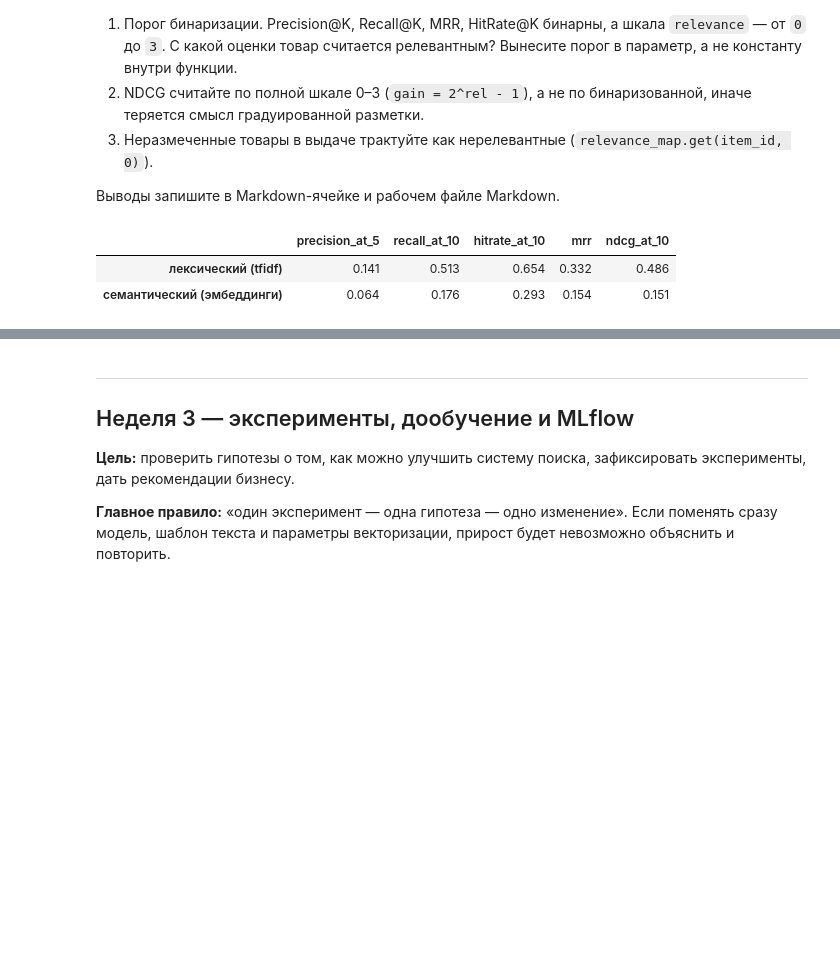
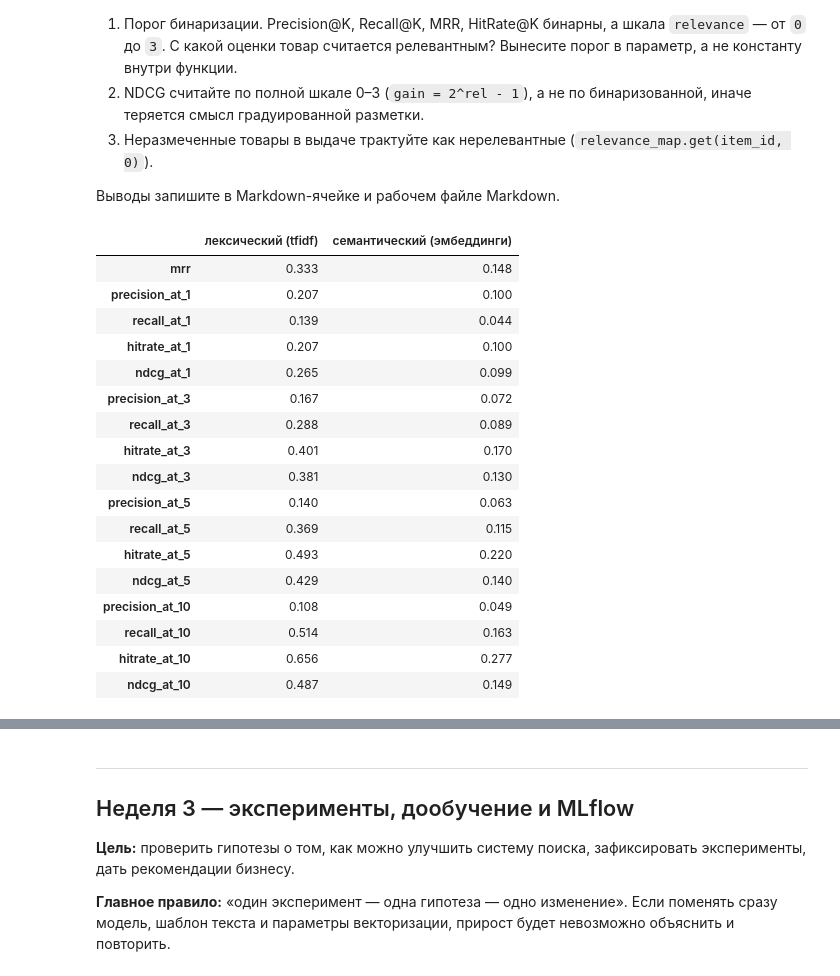
Before and after one commit to litwinowww/ProjectMonth, a Jupyter notebook: semantic_search_project.ipynb, the cells around one changed output, grey strips where cells are left out. Cells and saved outputs as stored; diff of their text form; code cells hidden in the pictures; blank space fills up the shorter version.

Commit message:
Правки по первому ревью: чистка запроса, пустые поля в product_text, метрики при разных K

```diff
--- a/semantic_search_project.ipynb
+++ b/semantic_search_project.ipynb
@@ -767,9 +948,10 @@ product_text собираем по варианту В: категория, на
 
 # возвращает imt_id 10 товаров, больше всего похожих на запрос
 def lexical_top(query, vectorizer, matrix, catalog, top_k=10):
-    query_vec = vectorizer.transform([query])  # превращаем запрос в вектор
+    query_vec = vectorizer.transform([clean_text(query)])  # запрос чистим так же, как тексты товаров
     scores = (matrix @ query_vec.T).toarray().ravel()  # сравниваем векторы
-    top = scores.argsort()[::-1][:top_k] # берём топ_k по убыванию - самые похожие вверху
+    # по убыванию score, при равных score - по imt_id, чтобы порядок не менялся между запусками
+    top = np.lexsort((catalog["imt_id"].to_numpy(), -scores))[:top_k]
     return catalog["imt_id"].iloc[top].to_list() # достаём imt_id
 
 
@@ -895,10 +1089,11 @@ def search_xxx(query: str, top_k: int = 10) -> pd.DataFrame:
 # лексический поиск по каталогу оценки
 # векторы товаров уже посчитаны vectorizer_eval и matrix_eval
 def search_lexical(query, top_k=10):
-    query_vec = vectorizer_eval.transform([query])  # превращаем запрос в вектор
+    query_vec = vectorizer_eval.transform([clean_text(query)])  # запрос чистим так же, как тексты товаров
     scores = (matrix_eval @ query_vec.T).toarray().ravel()  # сравниваем векторы
-    top = scores.argsort()[::-1][:top_k]  # берём топ_k по убыванию - самые похожие вверху
-    result = df_eval.iloc[top][["imt_id", "imt_name", "subj_name"]].copy() # достаём информацию
+    # по убыванию score, при равных score - по imt_id, чтобы порядок не менялся между запусками
+    top = np.lexsort((df_eval["imt_id"].to_numpy(), -scores))[:top_k]
+    result = df_eval.iloc[top][["imt_id", "imt_name", "subj_name", "brand_name", "nm_colors_names"]].copy() # достаём информацию
     result["score"] = scores[top]
     return result
 
@@ -930,10 +1145,11 @@ print("эмбеддинги товаров:", item_embeddings.shape)
 
 # семантический поиск: ищем товары, чьи эмбеддинги ближе всего к эмбеддингу запроса
 def search_semantic(query, top_k=10):
-    query_emb = model.encode([query], normalize_embeddings=True)[0]  # превращаем запрос в вектор
+    query_emb = model.encode([clean_text(query)], normalize_embeddings=True)[0]  # запрос чистим так же, как тексты товаров
     scores = item_embeddings @ query_emb  # косинусная близость к каждому товару
-    top = scores.argsort()[::-1][:top_k]   # берём топ_k по убыванию - самые похожие вверху
-    result = df_eval.iloc[top][["imt_id", "imt_name", "subj_name"]].copy() # достаём информацию
+    # по убыванию score, при равных score - по imt_id, чтобы порядок не менялся между запусками
+    top = np.lexsort((df_eval["imt_id"].to_numpy(), -scores))[:top_k]
+    result = df_eval.iloc[top][["imt_id", "imt_name", "subj_name", "brand_name", "nm_colors_names"]].copy() # достаём информацию
     result["score"] = scores[top]
     return result
 
@@ -1040,37 +1278,52 @@ def mrr(recs, relevant):
     return 0.0
 # %%
 # считаем метрики поиска по каждому запросу разметки
-def evaluate(search_func, queries):
+# threshold - порог бинаризации, k_list - значения K, для которых считаем метрики
+def evaluate(search_func, queries, threshold=RELEVANCE_THRESHOLD, k_list=(1, 3, 5, 10)):
     rows = []
     for query_id, group in queries.groupby("query_id"):  # group - строки разметки одного запроса
         query_text = group["query_text"].iloc[0]
         rel = dict(zip(group["item_id"], group["relevance"]))  # {товар: оценка}
-        relevant = {i for i, r in rel.items() if r >= RELEVANCE_THRESHOLD} # релевантные товары
-        recs = search_func(query_text, top_k=10)["imt_id"].to_list()  # топ-10 найденных товаров
-        rows.append({
-            "query_id": query_id,
-            "query_text": query_text,
-            "precision_at_5": precision_at_k(recs, relevant, 5),
-            "recall_at_10": recall_at_k(recs, relevant, 10),
-            "hitrate_at_10": hitrate_at_k(recs, relevant, 10),
-            "mrr": mrr(recs, relevant),
-            "ndcg_at_10": ndcg_at_k(recs, rel, 10),
-        })
+        relevant = {i for i, r in rel.items() if r >= threshold}  # релевантные товары
+        recs = search_func(query_text, top_k=max(k_list))["imt_id"].to_list()  # найденные товары
+
+        row = {"query_id": query_id, "query_text": query_text, "mrr": mrr(recs, relevant)}
+        for k in k_list:
+            row[f"precision_at_{k}"] = precision_at_k(recs, relevant, k)
+            row[f"recall_at_{k}"] = recall_at_k(recs, relevant, k)
+            row[f"hitrate_at_{k}"] = hitrate_at_k(recs, relevant, k)
+            row[f"ndcg_at_{k}"] = ndcg_at_k(recs, rel, k)
+        rows.append(row)
     return pd.DataFrame(rows)
 
 
 # метрики по каждому запросу train для обоих подходов
 metrics_lexical = evaluate(search_lexical, queries_train)
 metrics_semantic = evaluate(search_semantic, queries_train)
 
 # сводная таблица: средние метрики по всем запросам
-metric_cols = ["precision_at_5", "recall_at_10", "hitrate_at_10", "mrr", "ndcg_at_10"]
+metric_cols = [c for c in metrics_lexical.columns if c not in ["query_id", "query_text"]]
 results = pd.DataFrame({
     "лексический (tfidf)": metrics_lexical[metric_cols].mean(),
     "семантический (эмбеддинги)": metrics_semantic[metric_cols].mean(),
-}).T.round(3)
+}).round(3)
 results
 # %% [output]
-|  | precision_at_5 | recall_at_10 | hitrate_at_10 | mrr | ndcg_at_10 |
-| лексический (tfidf) | 0.141 | 0.513 | 0.654 | 0.332 | 0.486 |
-| семантический (эмбеддинги) | 0.064 | 0.176 | 0.293 | 0.154 | 0.151 |
+|  | лексический (tfidf) | семантический (эмбеддинги) |
+| mrr | 0.333 | 0.148 |
+| precision_at_1 | 0.207 | 0.100 |
+| recall_at_1 | 0.139 | 0.044 |
+| hitrate_at_1 | 0.207 | 0.100 |
+| ndcg_at_1 | 0.265 | 0.099 |
+| precision_at_3 | 0.167 | 0.072 |
+| recall_at_3 | 0.288 | 0.089 |
+| hitrate_at_3 | 0.401 | 0.170 |
+| ndcg_at_3 | 0.381 | 0.130 |
+| precision_at_5 | 0.140 | 0.063 |
+| recall_at_5 | 0.369 | 0.115 |
+| hitrate_at_5 | 0.493 | 0.220 |
+| ndcg_at_5 | 0.429 | 0.140 |
+| precision_at_10 | 0.108 | 0.049 |
+| recall_at_10 | 0.514 | 0.163 |
+| hitrate_at_10 | 0.656 | 0.277 |
+| ndcg_at_10 | 0.487 | 0.149 |
```
Also changed, not shown: parts of 61 cells of this notebook.
